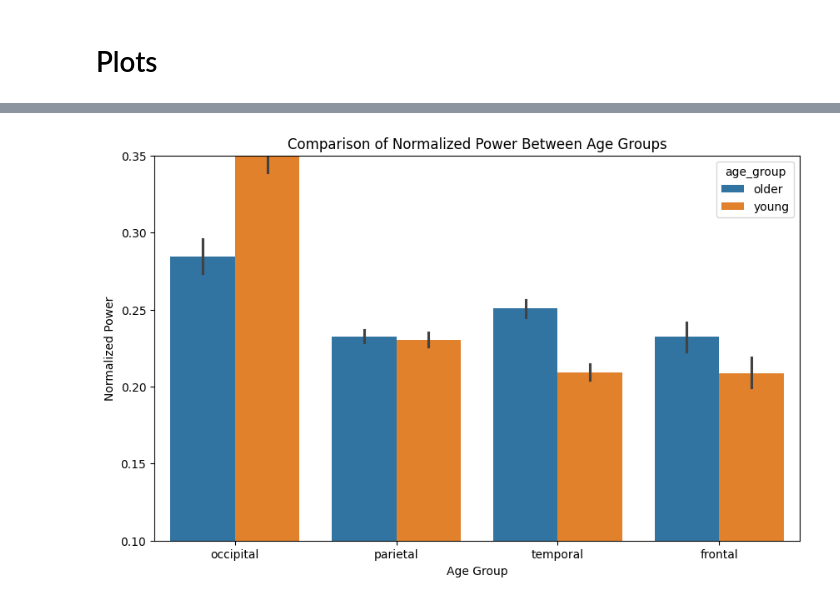
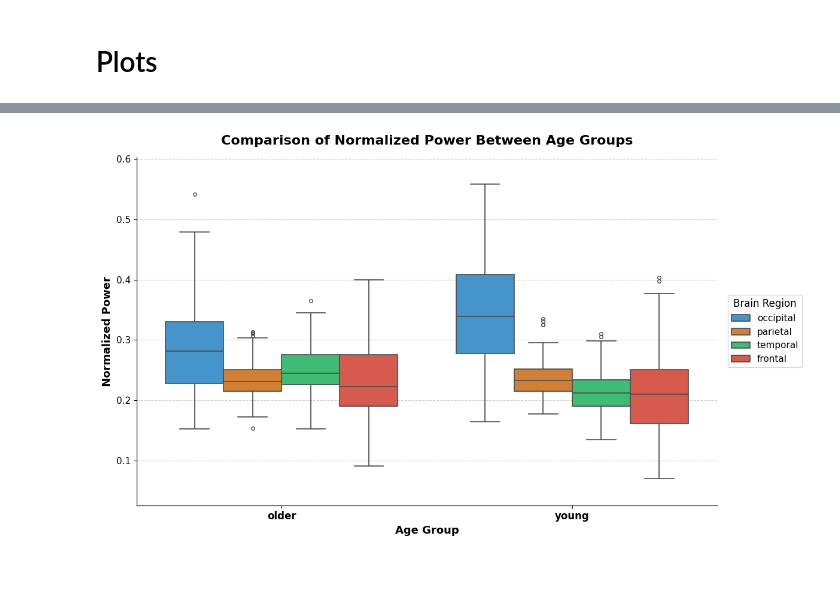
Before and after one commit to akovalp/CTOMIEEGPython, a Jupyter notebook: analysis.ipynb, the cells around one changed output, grey strips where cells are left out. Cells and saved outputs as stored; diff of their text form; code cells hidden in the pictures; blank space fills up the shorter version.

```diff
--- a/analysis.ipynb
+++ b/analysis.ipynb
@@ -133,11 +122,50 @@ plt.show()
-# %%
-plt.figure(figsize=(10, 6))
-sns.barplot(x='region', y='normalized_power', data=new_df_normalized, hue='age_group')
-
-plt.title('Comparison of Normalized Power Between Age Groups')
-plt.xlabel('Age Group')
-plt.ylabel('Normalized Power')
-plt.ylim([0.10,0.35])
-plt.show()
-# %% [output]
-[figure, removed]
+# %%
+# Enhanced boxplot with improved styling
+plt.figure(figsize=(12, 7))
+
+# Create boxplot with improved styling
+ax = sns.boxplot(
+    x='age_group',
+    y='normalized_power',
+    data=new_df_normalized,
+    hue='region',
+    palette=['#3498db', '#e67e22', '#2ecc71', '#e74c3c'],  # Clear distinguishable colors
+    linewidth=1.2,
+    fliersize=4,
+    saturation=0.8,
+    width=0.8
+)
+
+# Add horizontal grid lines for easier comparison
+plt.grid(axis='y', linestyle='--', alpha=0.6, zorder=0)
+
+# Improve title and labels
+plt.title('Comparison of Normalized Power Between Age Groups', fontsize=16, fontweight='bold', pad=15)
+plt.xlabel('Age Group', fontsize=13, fontweight='bold')
+plt.ylabel('Normalized Power', fontsize=13, fontweight='bold')
+
+# Customize x-tick labels
+plt.xticks(fontsize=12, fontweight='bold')
+plt.yticks(fontsize=11)
+
+# Improve legend position and style
+plt.legend(
+    title='Brain Region',
+    title_fontsize=12,
+    fontsize=11,
+    frameon=True,
+    bbox_to_anchor=(1.01, 0.5),
+    loc='center left'
+)
+
+# Remove top and right spines for cleaner look
+sns.despine()
+
+# Add a slight margin to y-axis
+y_min, y_max = plt.ylim()
+plt.ylim(y_min - 0.02, y_max + 0.02)
+
+plt.tight_layout()
+plt.show()
+# %% [output]
+[figure, added]
```
Also changed, not shown: parts of 4 cells of this notebook.
